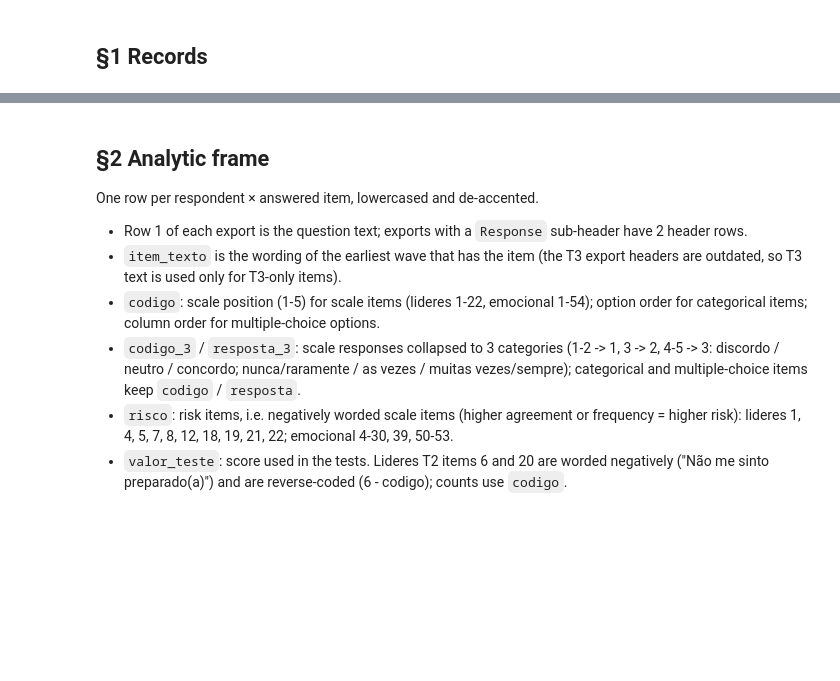
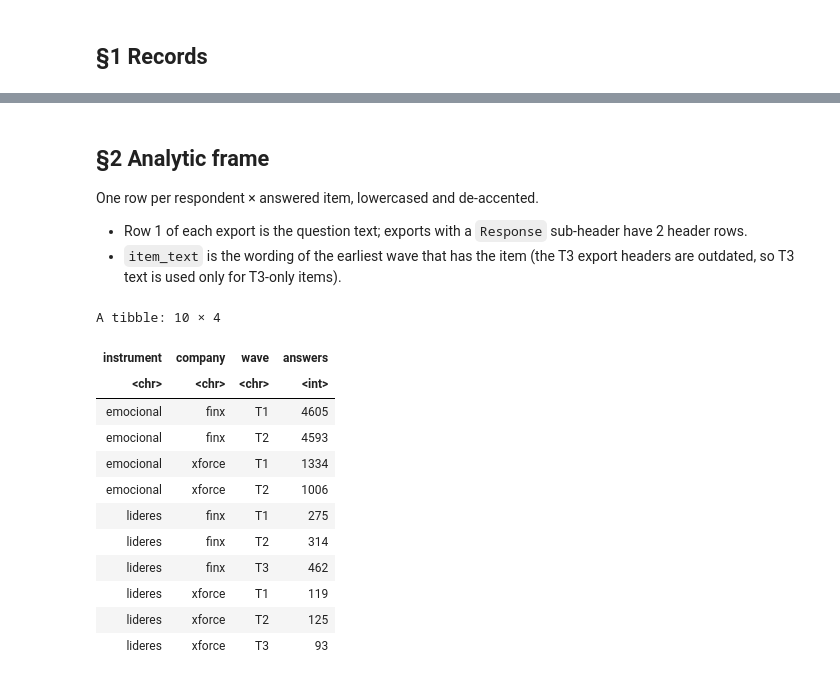
Before and after one commit to anovabr/AGEM-Time-Series, a Jupyter notebook: Processing and analysis/Command files/DP - Time series.ipynb, the cells around one changed output, grey strips where cells are left out. Cells and saved outputs as stored; diff of their text form; code cells hidden in the pictures; blank space fills up the shorter version.

```diff
--- a/Processing and analysis/Command files/DP - Time series.ipynb
+++ b/Processing and analysis/Command files/DP - Time series.ipynb
@@ -66,8 +66,47 @@ A tibble: 10 × 5
 One row per respondent × answered item, lowercased and de-accented.
 
 - Row 1 of each export is the question text; exports with a `Response` sub-header have 2 header rows.
-- `item_texto` is the wording of the earliest wave that has the item (the T3 export headers are outdated, so T3 text is used only for T3-only items).
-- `codigo`: scale position (1-5) for scale items (lideres 1-22, emocional 1-54); option order for categorical items; column order for multiple-choice options.
-- `codigo_3` / `resposta_3`: scale responses collapsed to 3 categories (1-2 -> 1, 3 -> 2, 4-5 -> 3: discordo / neutro / concordo; nunca/raramente / as vezes / muitas vezes/sempre); categorical and multiple-choice items keep `codigo` / `resposta`.
-- `risco`: risk items, i.e. negatively worded scale items (higher agreement or frequency = higher risk): lideres 1, 4, 5, 7, 8, 12, 18, 19, 21, 22; emocional 4-30, 39, 50-53.
-- `valor_teste`: score used in the tests. Lideres T2 items 6 and 20 are worded negatively ("Não me sinto preparado(a)") and are reverse-coded (6 - codigo); counts use `codigo`.
+- `item_text` is the wording of the earliest wave that has the item (the T3 export headers are outdated, so T3 text is used only for T3-only items).
+# %%
+# one export to long format: respondent x answered column, with question text (carried right over multiple-choice columns),
+# item from the map and the column position inside its item (option order of multiple-choice items)
+to_long <- function(raw, col_map) {
+  stopifnot(ncol(raw) - 9 == length(col_map))   # the map must cover every item column
+  raw |>
+    slice(-seq_len(if (is.na(raw[[1]][2])) 2 else 1)) |>
+    select(respondent_id = 1, 10:ncol(raw)) |>
+    pivot_longer(-respondent_id, names_to = "col", values_to = "response", values_drop_na = TRUE) |>
+    mutate(col = match(col, names(raw)) - 9,
+           item_text = (tibble(t = unlist(raw[1, -(1:9)])) |> fill(t) |> pull(t))[col],
+           item = col_map[col],
+           position = col - match(item, col_map) + 1) |>
+    unnest(item) |>
+    filter(!is.na(item)) |>
+    select(-col)
+}
+
+df <- df_original |>
+  mutate(long = map2(raw, col_map, to_long)) |>
+  select(instrument, company, wave, long) |>
+  unnest(long) |>
+  clean_names() |>
+  mutate(across(where(is.character), ~ str_squish(stri_trans_general(tolower(.), "Latin-ASCII")))) |>
+  remove_empty("rows") |>
+  mutate(wave = toupper(wave)) |>
+  mutate(item_text = first(item_text[order(wave)], na_rm = TRUE), .by = c(instrument, item))
+
+df |> count(instrument, company, wave, name = "answers")
+# %% [output]
+A tibble: 10 × 4
+| instrument | company | wave | answers |
+| <chr> | <chr> | <chr> | <int> |
+| emocional | finx | T1 | 4605 |
+| emocional | finx | T2 | 4593 |
+| emocional | xforce | T1 | 1334 |
+| emocional | xforce | T2 | 1006 |
+| lideres | finx | T1 | 275 |
+| lideres | finx | T2 | 314 |
+| lideres | finx | T3 | 462 |
+| lideres | xforce | T1 | 119 |
+| lideres | xforce | T2 | 125 |
+| lideres | xforce | T3 | 93 |
```
Also changed, not shown: parts of 7 cells of this notebook, 3 other files.
